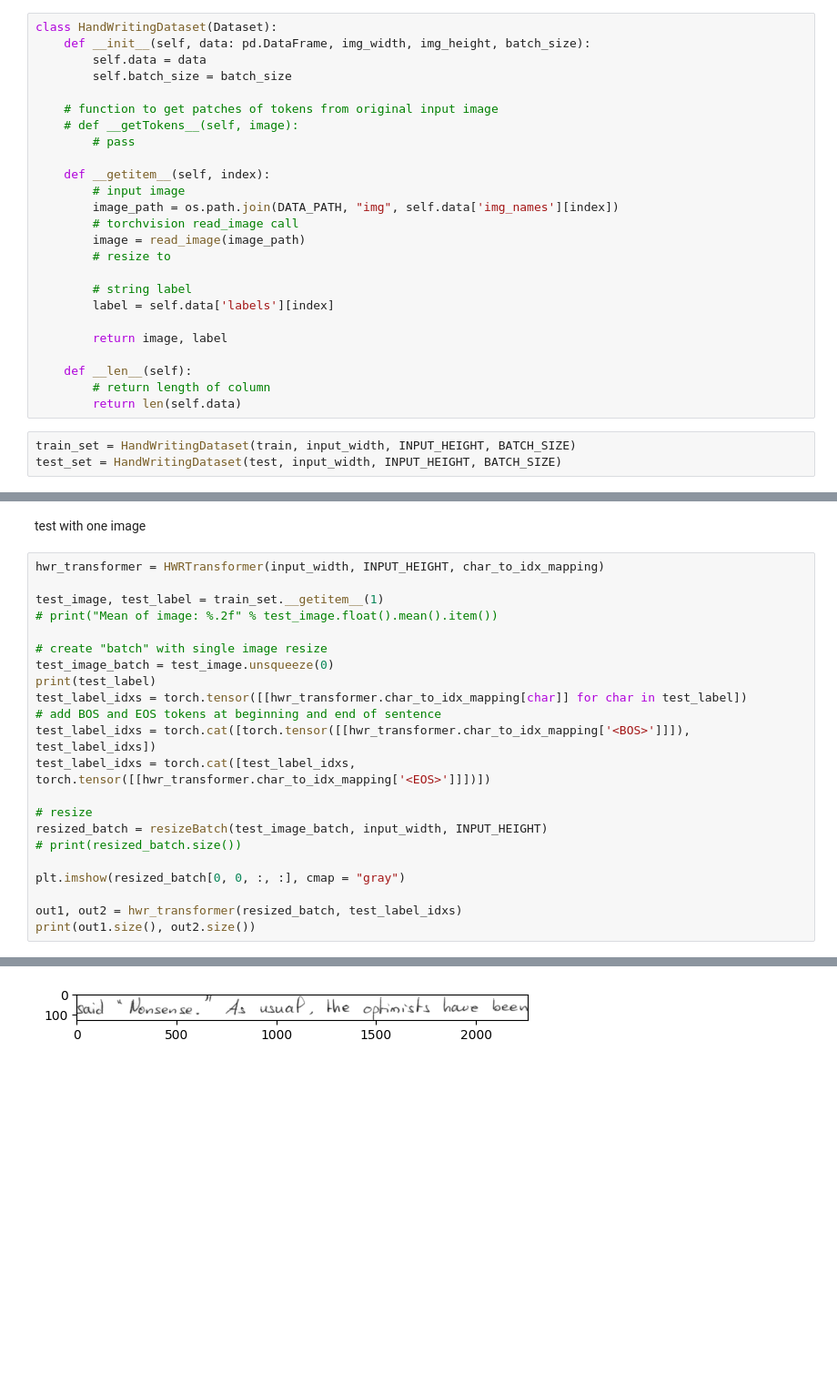
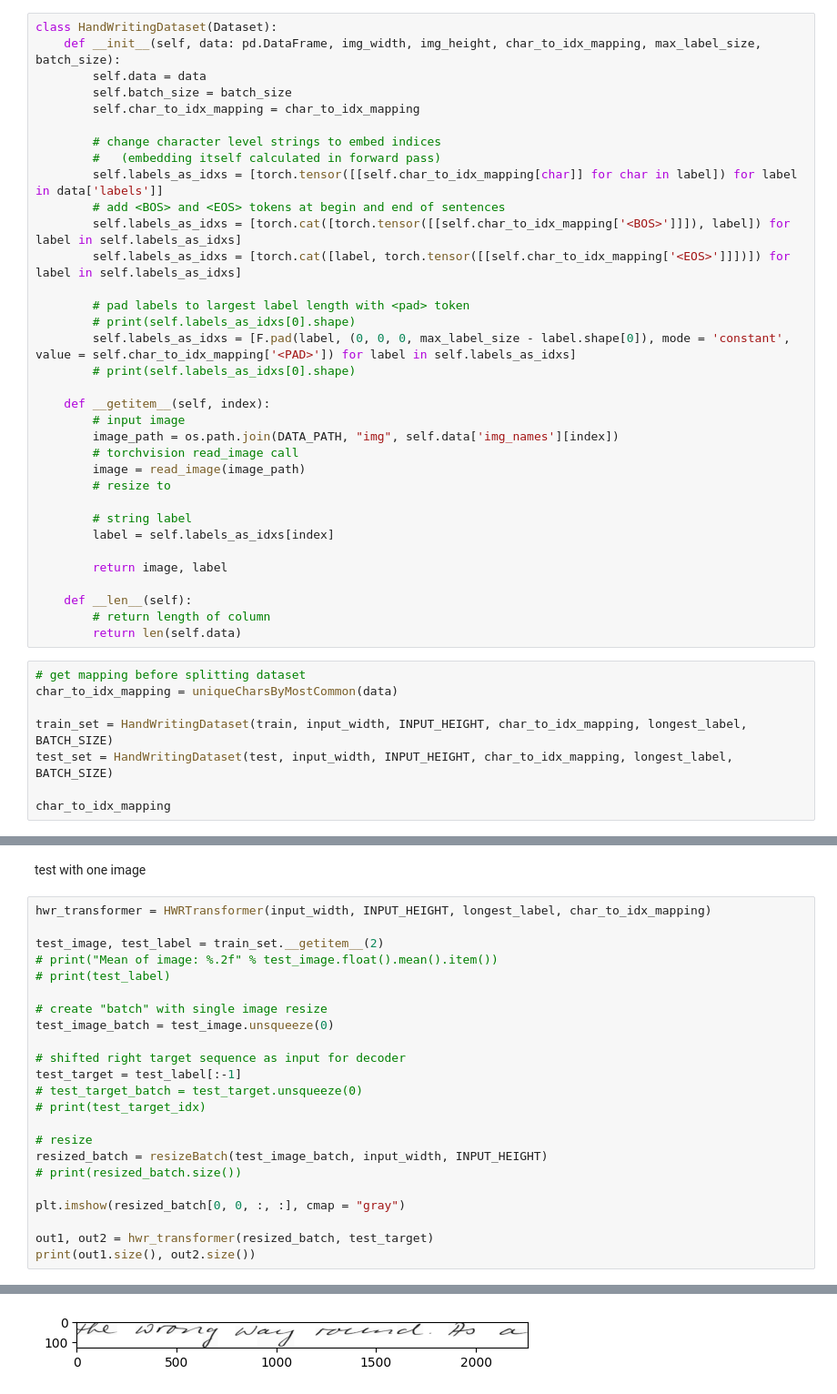
Before and after one commit to Jiayun-Zhang/HWR, a Jupyter notebook: IAM_pipelines/lightweight_transformer_pipeline.ipynb, the cells around one changed output, grey strips where cells are left out. Shown at 91% size. Cells and saved outputs as stored; diff of their text form; blank space fills up the shorter version.

Commit message:
still working on decoder inpu

```diff
--- a/IAM_pipelines/lightweight_transformer_pipeline.ipynb
+++ b/IAM_pipelines/lightweight_transformer_pipeline.ipynb
@@ -119,12 +153,21 @@ print(input_width)
 # %%
 class HandWritingDataset(Dataset):
-    def __init__(self, data: pd.DataFrame, img_width, img_height, batch_size):
+    def __init__(self, data: pd.DataFrame, img_width, img_height, char_to_idx_mapping, max_label_size, batch_size):
         self.data = data
         self.batch_size = batch_size
+        self.char_to_idx_mapping = char_to_idx_mapping
 
-    # function to get patches of tokens from original input image
-    # def __getTokens__(self, image):
-        # pass
+        # change character level strings to embed indices
+        #   (embedding itself calculated in forward pass)
+        self.labels_as_idxs = [torch.tensor([[self.char_to_idx_mapping[char]] for char in label]) for label in data['labels']]
+        # add <BOS> and <EOS> tokens at begin and end of sentences
+        self.labels_as_idxs = [torch.cat([torch.tensor([[self.char_to_idx_mapping['<BOS>']]]), label]) for label in self.labels_as_idxs]
+        self.labels_as_idxs = [torch.cat([label, torch.tensor([[self.char_to_idx_mapping['<EOS>']]])]) for label in self.labels_as_idxs]
+
+        # pad labels to largest label length with <pad> token
+        # print(self.labels_as_idxs[0].shape)
+        self.labels_as_idxs = [F.pad(label, (0, 0, 0, max_label_size - label.shape[0]), mode = 'constant', value = self.char_to_idx_mapping['<PAD>']) for label in self.labels_as_idxs]
+        # print(self.labels_as_idxs[0].shape)
 
     def __getitem__(self, index):
         # input image
@@ -134,7 +177,7 @@ class HandWritingDataset(Dataset):
         # resize to
 
         # string label
-        label = self.data['labels'][index]
+        label = self.labels_as_idxs[index]
 
         return image, label
 
@@ -142,5 +185,10 @@ class HandWritingDataset(Dataset):
         # return length of column
         return len(self.data)
 # %%
-train_set = HandWritingDataset(train, input_width, INPUT_HEIGHT, BATCH_SIZE)
-test_set = HandWritingDataset(test, input_width, INPUT_HEIGHT, BATCH_SIZE)
+# get mapping before splitting dataset
+char_to_idx_mapping = uniqueCharsByMostCommon(data)
+
+train_set = HandWritingDataset(train, input_width, INPUT_HEIGHT, char_to_idx_mapping, longest_label, BATCH_SIZE)
+test_set = HandWritingDataset(test, input_width, INPUT_HEIGHT, char_to_idx_mapping, longest_label, BATCH_SIZE)
+
+char_to_idx_mapping
@@ -372,18 +411,19 @@ def resizeBatch(images, image_width, image_height):
 # %% [markdown]
 test with one image
 # %%
-hwr_transformer = HWRTransformer(input_width, INPUT_HEIGHT, char_to_idx_mapping)
+hwr_transformer = HWRTransformer(input_width, INPUT_HEIGHT, longest_label, char_to_idx_mapping)
 
-test_image, test_label = train_set.__getitem__(1)
+test_image, test_label = train_set.__getitem__(2)
 # print("Mean of image: %.2f" % test_image.float().mean().item())
+# print(test_label)
 
 # create "batch" with single image resize
 test_image_batch = test_image.unsqueeze(0)
-print(test_label)
-test_label_idxs = torch.tensor([[hwr_transformer.char_to_idx_mapping[char]] for char in test_label])
-# add BOS and EOS tokens at beginning and end of sentence
-test_label_idxs = torch.cat([torch.tensor([[hwr_transformer.char_to_idx_mapping['<BOS>']]]), test_label_idxs])
-test_label_idxs = torch.cat([test_label_idxs, torch.tensor([[hwr_transformer.char_to_idx_mapping['<EOS>']]])])
+
+# shifted right target sequence as input for decoder
+test_target = test_label[:-1]
+# test_target_batch = test_target.unsqueeze(0)
+# print(test_target_idx)
 
 # resize
 resized_batch = resizeBatch(test_image_batch, input_width, INPUT_HEIGHT)
@@ -391,6 +431,6 @@ resized_batch = resizeBatch(test_image_batch, input_width, INPUT_HEIGHT)
 
 plt.imshow(resized_batch[0, 0, :, :], cmap = "gray")
 
-out1, out2 = hwr_transformer(resized_batch, test_label_idxs)
+out1, out2 = hwr_transformer(resized_batch, test_target)
 print(out1.size(), out2.size())
 # %% [output]
@@ -401 +446 @@ RuntimeError: mat1 and mat2 shapes cannot be multiplied (52x3 and 256x512)
-[figure, old version]
+[figure, new version]
```
Also changed, not shown: parts of 15 cells of this notebook.
